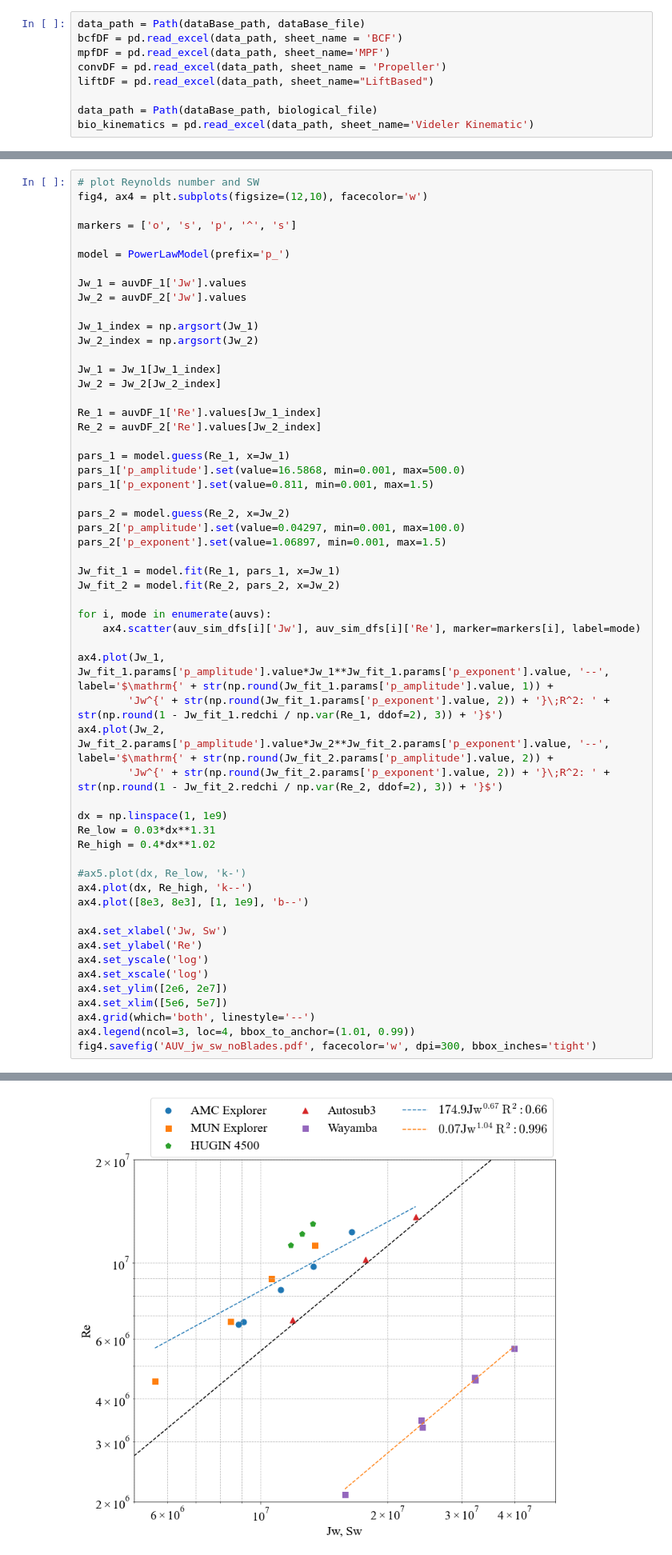
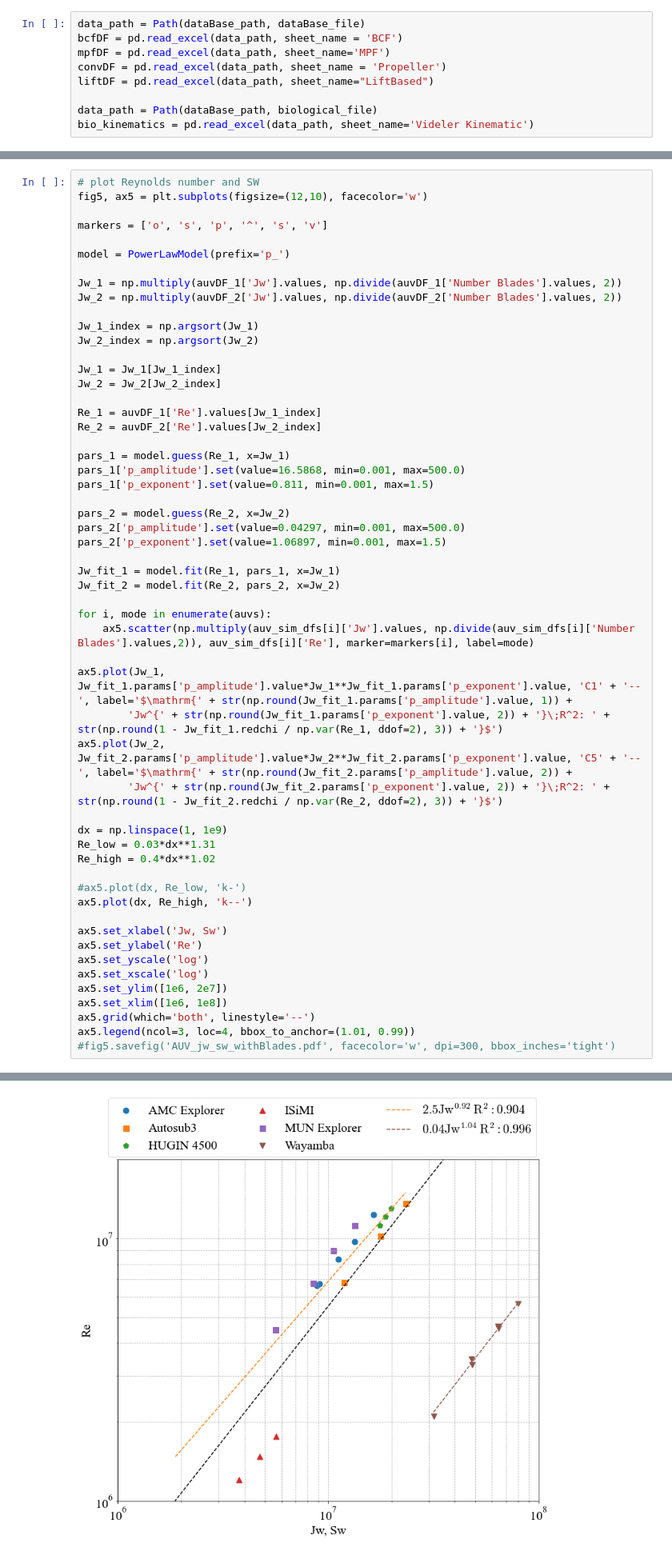
Before and after one commit to michaelcoe/Cost-of-Transport-Estimation, a Jupyter notebook: Sw_Re_plots.ipynb, the cells around one changed output, grey strips where cells are left out. Shown: that part at 80% size. Cells and saved outputs as stored; diff of their text form.

```diff
--- a/Sw_Re_plots.ipynb
+++ b/Sw_Re_plots.ipynb
@@ -204,13 +285,13 @@ auvDF_2 = auv_simDF[auv_simDF['Number Thrusters']==2]
 # %%
 # plot Reynolds number and SW
-fig4, ax4 = plt.subplots(figsize=(12,10), facecolor='w')
+fig5, ax5 = plt.subplots(figsize=(12,10), facecolor='w')
 
-markers = ['o', 's', 'p', '^', 's']
+markers = ['o', 's', 'p', '^', 's', 'v']
 
 model = PowerLawModel(prefix='p_')
 
-Jw_1 = auvDF_1['Jw'].values
-Jw_2 = auvDF_2['Jw'].values
+Jw_1 = np.multiply(auvDF_1['Jw'].values, np.divide(auvDF_1['Number Blades'].values, 2))
+Jw_2 = np.multiply(auvDF_2['Jw'].values, np.divide(auvDF_2['Number Blades'].values, 2))
 
 Jw_1_index = np.argsort(Jw_1)
 Jw_2_index = np.argsort(Jw_2)
@@ -226,18 +307,18 @@ pars_1['p_amplitude'].set(value=16.5868, min=0.001, max=500.0)
 pars_1['p_exponent'].set(value=0.811, min=0.001, max=1.5)
 
 pars_2 = model.guess(Re_2, x=Jw_2)
-pars_2['p_amplitude'].set(value=0.04297, min=0.001, max=100.0)
+pars_2['p_amplitude'].set(value=0.04297, min=0.001, max=500.0)
 pars_2['p_exponent'].set(value=1.06897, min=0.001, max=1.5)
 
 Jw_fit_1 = model.fit(Re_1, pars_1, x=Jw_1)
 Jw_fit_2 = model.fit(Re_2, pars_2, x=Jw_2)
 
 for i, mode in enumerate(auvs):
-    ax4.scatter(auv_sim_dfs[i]['Jw'], auv_sim_dfs[i]['Re'], marker=markers[i], label=mode)
+    ax5.scatter(np.multiply(auv_sim_dfs[i]['Jw'].values, np.divide(auv_sim_dfs[i]['Number Blades'].values,2)), auv_sim_dfs[i]['Re'], marker=markers[i], label=mode)
 
-ax4.plot(Jw_1, Jw_fit_1.params['p_amplitude'].value*Jw_1**Jw_fit_1.params['p_exponent'].value, '--', label='$\mathrm{' + str(np.round(Jw_fit_1.params['p_amplitude'].value, 1)) +
+ax5.plot(Jw_1, Jw_fit_1.params['p_amplitude'].value*Jw_1**Jw_fit_1.params['p_exponent'].value, 'C1' + '--', label='$\mathrm{' + str(np.round(Jw_fit_1.params['p_amplitude'].value, 1)) +
         'Jw^{' + str(np.round(Jw_fit_1.params['p_exponent'].value, 2)) + '}\;R^2: ' + str(np.round(1 - Jw_fit_1.redchi / np.var(Re_1, ddof=2), 3)) + '}$')
-ax4.plot(Jw_2, Jw_fit_2.params['p_amplitude'].value*Jw_2**Jw_fit_2.params['p_exponent'].value, '--', label='$\mathrm{' + str(np.round(Jw_fit_2.params['p_amplitude'].value, 2)) +
+ax5.plot(Jw_2, Jw_fit_2.params['p_amplitude'].value*Jw_2**Jw_fit_2.params['p_exponent'].value, 'C5' + '--', label='$\mathrm{' + str(np.round(Jw_fit_2.params['p_amplitude'].value, 2)) +
         'Jw^{' + str(np.round(Jw_fit_2.params['p_exponent'].value, 2)) + '}\;R^2: ' + str(np.round(1 - Jw_fit_2.redchi / np.var(Re_2, ddof=2), 3)) + '}$')
 
 dx = np.linspace(1, 1e9)
@@ -245,16 +326,15 @@ Re_low = 0.03*dx**1.31
 Re_high = 0.4*dx**1.02
 
 #ax5.plot(dx, Re_low, 'k-')
-ax4.plot(dx, Re_high, 'k--')
-ax4.plot([8e3, 8e3], [1, 1e9], 'b--')
+ax5.plot(dx, Re_high, 'k--')
 
-ax4.set_xlabel('Jw, Sw')
-ax4.set_ylabel('Re')
-ax4.set_yscale('log')
-ax4.set_xscale('log')
-ax4.set_ylim([2e6, 2e7])
-ax4.set_xlim([5e6, 5e7])
-ax4.grid(which='both', linestyle='--')
-ax4.legend(ncol=3, loc=4, bbox_to_anchor=(1.01, 0.99))
-fig4.savefig('AUV_jw_sw_noBlades.pdf', facecolor='w', dpi=300, bbox_inches='tight')
+ax5.set_xlabel('Jw, Sw')
+ax5.set_ylabel('Re')
+ax5.set_yscale('log')
+ax5.set_xscale('log')
+ax5.set_ylim([1e6, 2e7])
+ax5.set_xlim([1e6, 1e8])
+ax5.grid(which='both', linestyle='--')
+ax5.legend(ncol=3, loc=4, bbox_to_anchor=(1.01, 0.99))
+#fig5.savefig('AUV_jw_sw_withBlades.pdf', facecolor='w', dpi=300, bbox_inches='tight')
 # %% [output]
@@ -261 +342 @@ fig4.savefig('AUV_jw_sw_noBlades.pdf', facecolor='w', dpi=300, bbox_inches='tigh
-[figure, old version]
+[figure, new version]
```
Also changed, not shown: parts of 8 cells of this notebook, 10 other files.
